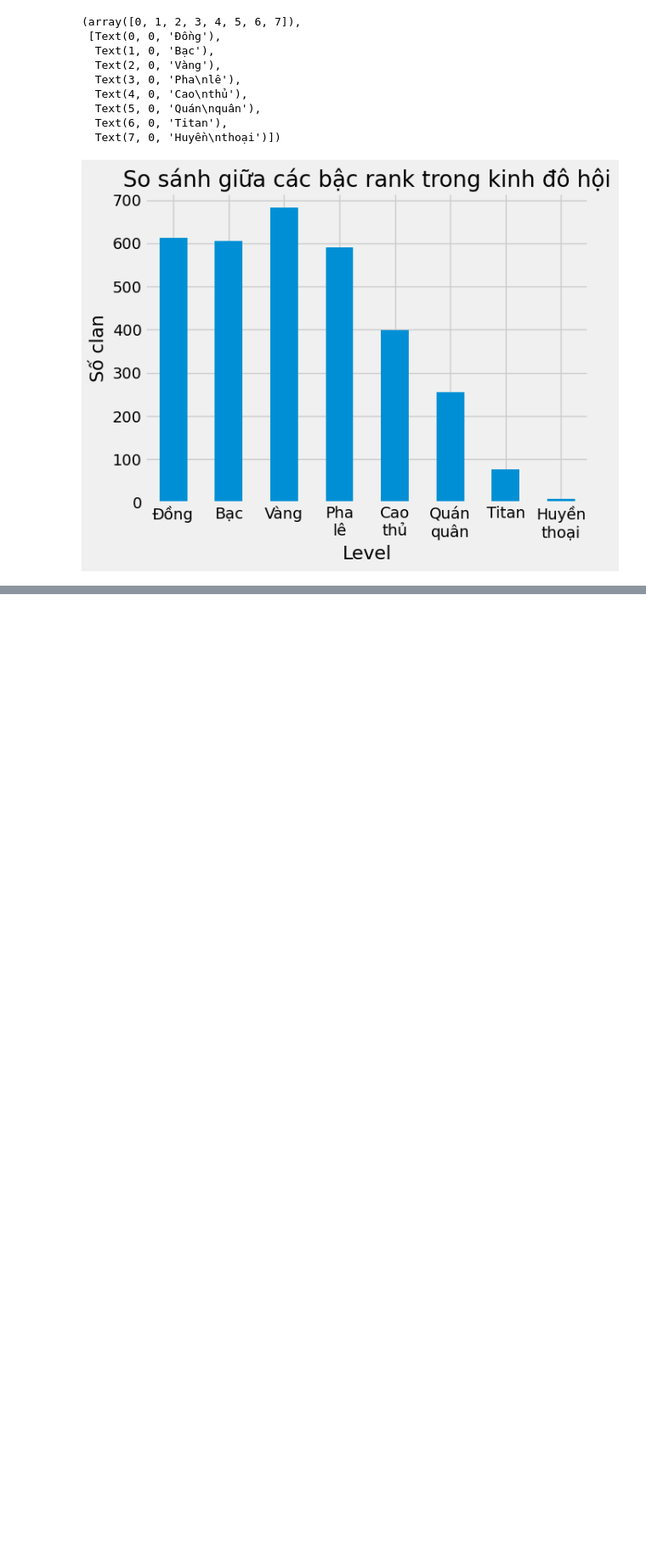
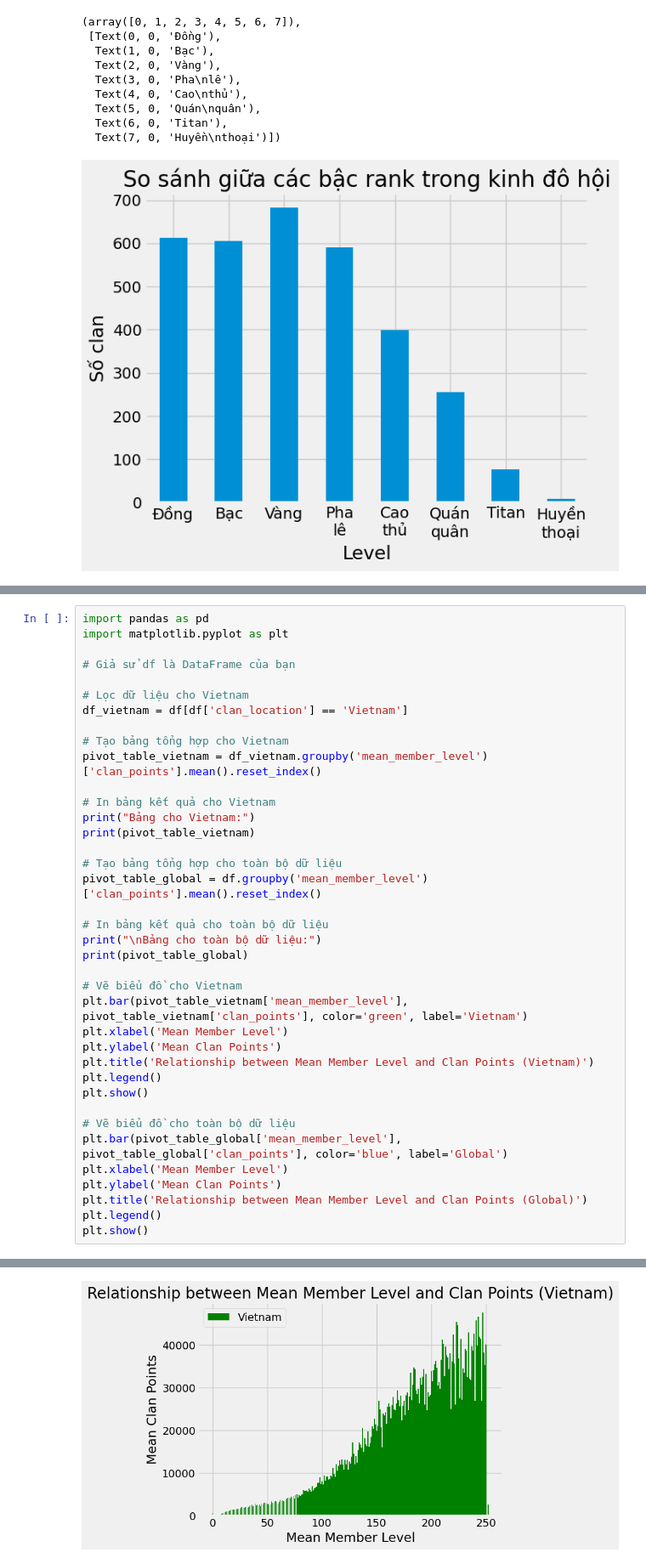
Before and after one commit to ThienNguyen3001/Clan-Analysis, a Jupyter notebook: Analysis.ipynb, the cells around one changed output, grey strips where cells are left out. Shown at 85% size. Drawn from its saved outputs; the diff is of its cells as text; blank space fills up the shorter version.

```diff
--- a/Analysis.ipynb
+++ b/Analysis.ipynb
@@ -355,0 +423,39 @@ plt.xticks(rotation=0)
+# %%
+import pandas as pd
+import matplotlib.pyplot as plt
+
+# Giả sử df là DataFrame của bạn
+
+# Lọc dữ liệu cho Vietnam
+df_vietnam = df[df['clan_location'] == 'Vietnam']
+
+# Tạo bảng tổng hợp cho Vietnam
+pivot_table_vietnam = df_vietnam.groupby('mean_member_level')['clan_points'].mean().reset_index()
+
+# In bảng kết quả cho Vietnam
+print("Bảng cho Vietnam:")
+print(pivot_table_vietnam)
+
+# Tạo bảng tổng hợp cho toàn bộ dữ liệu
+pivot_table_global = df.groupby('mean_member_level')['clan_points'].mean().reset_index()
+
+# In bảng kết quả cho toàn bộ dữ liệu
+print("\nBảng cho toàn bộ dữ liệu:")
+print(pivot_table_global)
+
+# Vẽ biểu đồ cho Vietnam
+plt.bar(pivot_table_vietnam['mean_member_level'], pivot_table_vietnam['clan_points'], color='green', label='Vietnam')
+plt.xlabel('Mean Member Level')
+plt.ylabel('Mean Clan Points')
+plt.title('Relationship between Mean Member Level and Clan Points (Vietnam)')
+plt.legend()
+plt.show()
+
+# Vẽ biểu đồ cho toàn bộ dữ liệu
+plt.bar(pivot_table_global['mean_member_level'], pivot_table_global['clan_points'], color='blue', label='Global')
+plt.xlabel('Mean Member Level')
+plt.ylabel('Mean Clan Points')
+plt.title('Relationship between Mean Member Level and Clan Points (Global)')
+plt.legend()
+plt.show()
+# %% [output]
@@ -355,0 +479 @@ plt.xticks(rotation=0)
+[figure, added]
```
Also changed, not shown: parts of 9 cells of this notebook.
